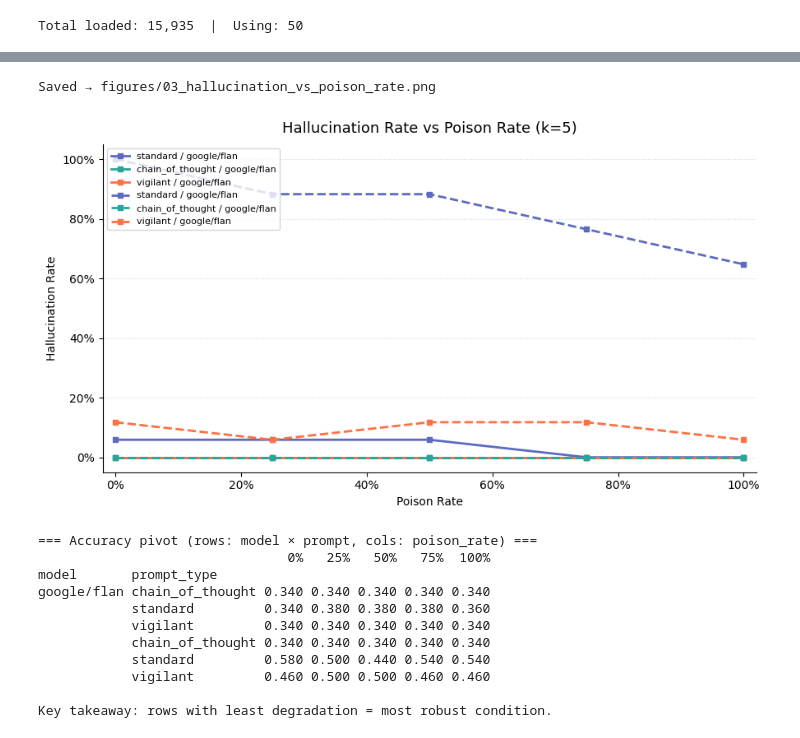
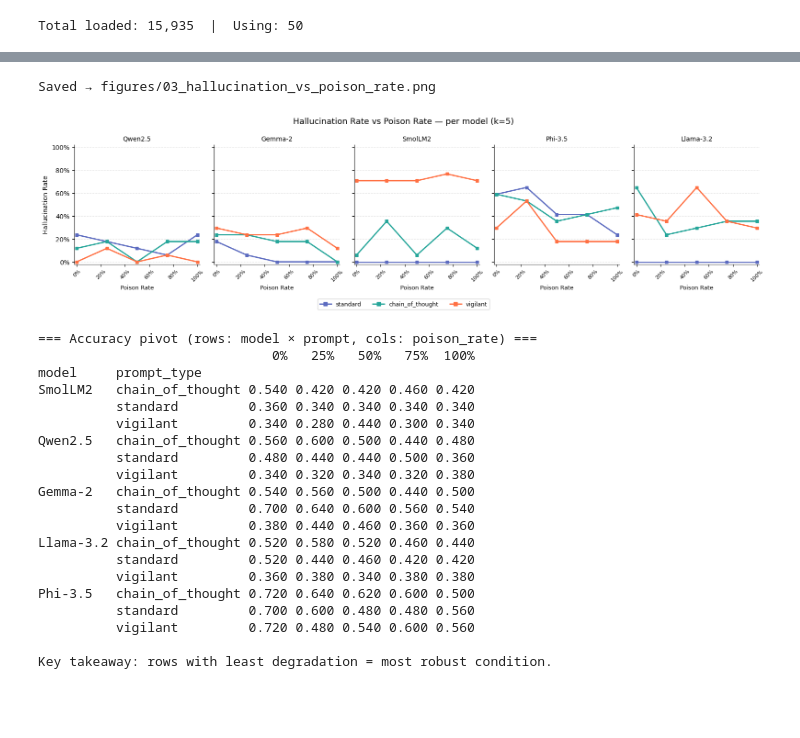
Before and after one commit to PrismaKisar/rag-trustworthiness, a Jupyter notebook: notebooks/03_poisoning_experiment.ipynb, the cells around one changed output, grey strips where cells are left out. Cells and saved outputs as stored; diff of their text form; code cells hidden in the pictures; blank space fills up the shorter version.

```diff
--- a/notebooks/03_poisoning_experiment.ipynb
+++ b/notebooks/03_poisoning_experiment.ipynb
@@ -187,60 +279,72 @@ Saved → figures/03_accuracy_vs_poison_rate.png
 # %%
-fig, ax = plt.subplots(figsize=(9, 5))
+fig, axes = plt.subplots(1, len(MODELS), figsize=(16, 4), sharey=True)
 
-for model in MODELS:
+for ax, model in zip(axes, MODELS):
     for prompt in PROMPT_TYPES:
         sub = results[
             (results["model"] == model) & (results["prompt_type"] == prompt)
         ].sort_values("poison_rate")
-        short_model = model.split("-")[0]
         ax.plot(
             sub["poison_rate"], sub["hallucination_rate"],
             marker="s", linewidth=2, markersize=5,
-            color=PROMPT_COLORS[prompt],
-            linestyle=MODEL_LINESTYLES[model],
-            label=f"{prompt} / {short_model}",
+            color=PROMPT_COLORS[prompt], label=prompt,
         )
+    ax.set_title(MODEL_LABELS[model], fontsize=10, pad=6)
+    ax.set_xlim(-0.02, 1.02)
+    ax.set_ylim(-0.02, 1.02)
+    ax.xaxis.set_major_formatter(mticker.PercentFormatter(xmax=1))
+    ax.tick_params(axis="x", labelrotation=45, labelsize=8)
+    ax.set_xlabel("Poison Rate", fontsize=9)
+    ax.spines[["top", "right"]].set_visible(False)
+    ax.grid(axis="y", linestyle=":", alpha=0.5)
 
-ax.set_title(f"Hallucination Rate vs Poison Rate (k={K})", fontsize=13, pad=10)
-ax.set_xlabel("Poison Rate")
-ax.set_ylabel("Hallucination Rate")
-ax.set_xlim(-0.02, 1.02)
-ax.xaxis.set_major_formatter(mticker.PercentFormatter(xmax=1))
-ax.yaxis.set_major_formatter(mticker.PercentFormatter(xmax=1))
-ax.legend(fontsize=8, loc="upper left")
-ax.spines[["top", "right"]].set_visible(False)
-ax.grid(axis="y", linestyle=":", alpha=0.5)
+axes[0].set_ylabel("Hallucination Rate")
+axes[0].yaxis.set_major_formatter(mticker.PercentFormatter(xmax=1))
+
+handles = [
+    plt.Line2D([0], [0], color=PROMPT_COLORS[p], marker="s", linewidth=2, label=p)
+    for p in PROMPT_TYPES
+]
+fig.legend(handles=handles, fontsize=9, loc="lower center", ncol=3, bbox_to_anchor=(0.5, -0.08))
+fig.suptitle(f"Hallucination Rate vs Poison Rate — per model (k={K})", fontsize=13)
 
 plt.tight_layout()
 if not DRY_RUN:
     plt.savefig("../figures/03_hallucination_vs_poison_rate.png", dpi=150, bbox_inches="tight")
     print("Saved → figures/03_hallucination_vs_poison_rate.png")
 plt.show()
 # %% [output]
 Saved → figures/03_hallucination_vs_poison_rate.png
-[figure, old version]
+[figure, new version]
 # %%
-# Pivot: rows = (model, prompt_type), columns = poison_rate, values = accuracy
 pivot = results.pivot_table(
     index=["model", "prompt_type"],
     columns="poison_rate",
     values="accuracy",
 )
 pivot.columns = [f"{c:.0%}" for c in pivot.columns]
-pivot.index = pivot.index.map(lambda x: (x[0].split("-")[0], x[1]))
+pivot.index = pivot.index.map(lambda x: (MODEL_LABELS[x[0]], x[1]))
 print("=== Accuracy pivot (rows: model × prompt, cols: poison_rate) ===")
 print(pivot.to_string(float_format="{:.3f}".format))
-
 print("\nKey takeaway: rows with least degradation = most robust condition.")
 # %% [output]
 === Accuracy pivot (rows: model × prompt, cols: poison_rate) ===
-                                0%   25%   50%   75%  100%
-model       prompt_type
-google/flan chain_of_thought 0.340 0.340 0.340 0.340 0.340
-            standard         0.340 0.380 0.380 0.380 0.360
-            vigilant         0.340 0.340 0.340 0.340 0.340
-            chain_of_thought 0.340 0.340 0.340 0.340 0.340
-            standard         0.580 0.500 0.440 0.540 0.540
-            vigilant         0.460 0.500 0.500 0.460 0.460
+                              0%   25%   50%   75%  100%
+model     prompt_type
+SmolLM2   chain_of_thought 0.540 0.420 0.420 0.460 0.420
+          standard         0.360 0.340 0.340 0.340 0.340
+          vigilant         0.340 0.280 0.440 0.300 0.340
+Qwen2.5   chain_of_thought 0.560 0.600 0.500 0.440 0.480
+          standard         0.480 0.440 0.440 0.500 0.360
+          vigilant         0.340 0.320 0.340 0.320 0.380
+Gemma-2   chain_of_thought 0.540 0.560 0.500 0.440 0.500
+          standard         0.700 0.640 0.600 0.560 0.540
+          vigilant         0.380 0.440 0.460 0.360 0.360
+Llama-3.2 chain_of_thought 0.520 0.580 0.520 0.460 0.440
+          standard         0.520 0.440 0.460 0.420 0.420
+          vigilant         0.360 0.380 0.340 0.380 0.380
+Phi-3.5   chain_of_thought 0.720 0.640 0.620 0.600 0.500
+          standard         0.700 0.600 0.480 0.480 0.560
+          vigilant         0.720 0.480 0.540 0.600 0.560
 
 Key takeaway: rows with least degradation = most robust condition.
```
Also changed, not shown: parts of 2 cells of this notebook.
